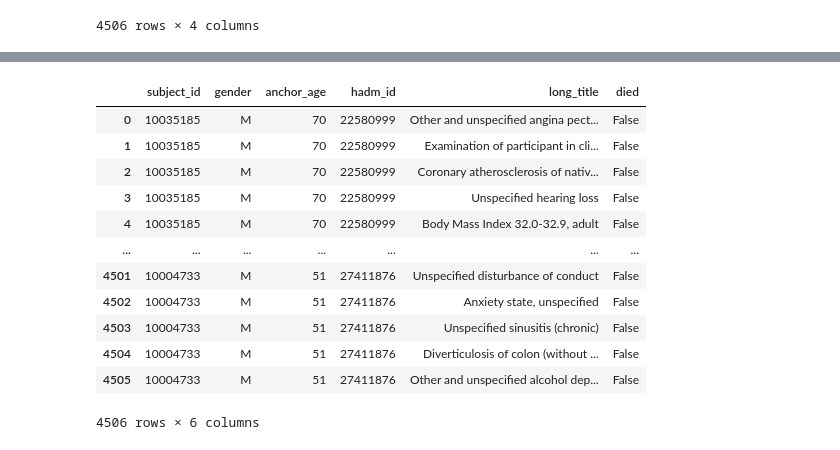
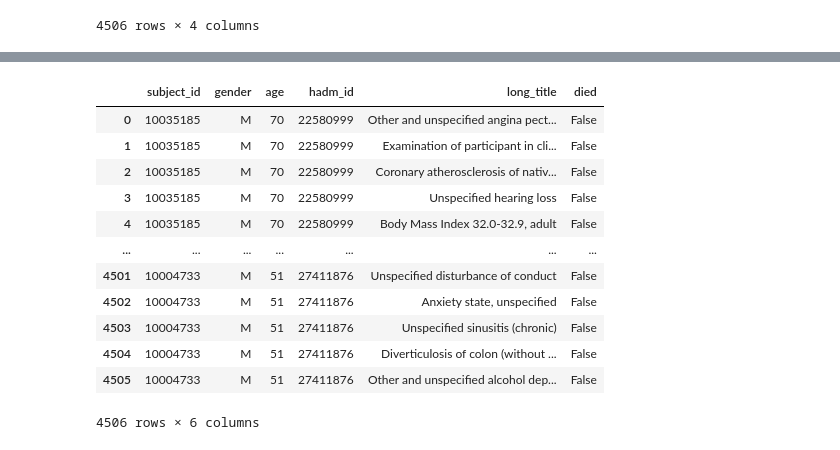
Before and after one commit to bizzfuzz/CHOP-comprehensive-hospital-outcome-prediction-system, a Jupyter notebook: CHOP.ipynb, the cells around one changed output, grey strips where cells are left out. Saved outputs shown, nothing was run; the diff lists cells and outputs as text; code cells hidden in the pictures.

```diff
--- a/CHOP.ipynb
+++ b/CHOP.ipynb
@@ -143,11 +133,13 @@ patients.head()
 # %%
-#Merge the diagnoses_death_df with the patients on subject_id
+# merging the filtered_df dataframe with the diagnoses_death_df dataframe using the subject_id column as the key.
 filtered_df=patients[["subject_id","gender","anchor_age"]]
 diagnoses_death_df=pd.merge(filtered_df, diagnoses_death_df, on="subject_id", how="right")
+#rename anchor_age to age
 
+diagnoses_death_df.rename(columns={"anchor_age":"age"}, inplace=True)
 diagnoses_death_df
 # %% [output]
-|  | subject_id | gender | anchor_age | hadm_id | long_title | died |
+|  | subject_id | gender | age | hadm_id | long_title | died |
 | 0 | 10035185 | M | 70 | 22580999 | Other and unspecified angina pect... | False |
 | 1 | 10035185 | M | 70 | 22580999 | Examination of participant in cli... | False |
 | 2 | 10035185 | M | 70 | 22580999 | Coronary atherosclerosis of nativ... | False |
```
Also changed, not shown: parts of 3 cells of this notebook.
